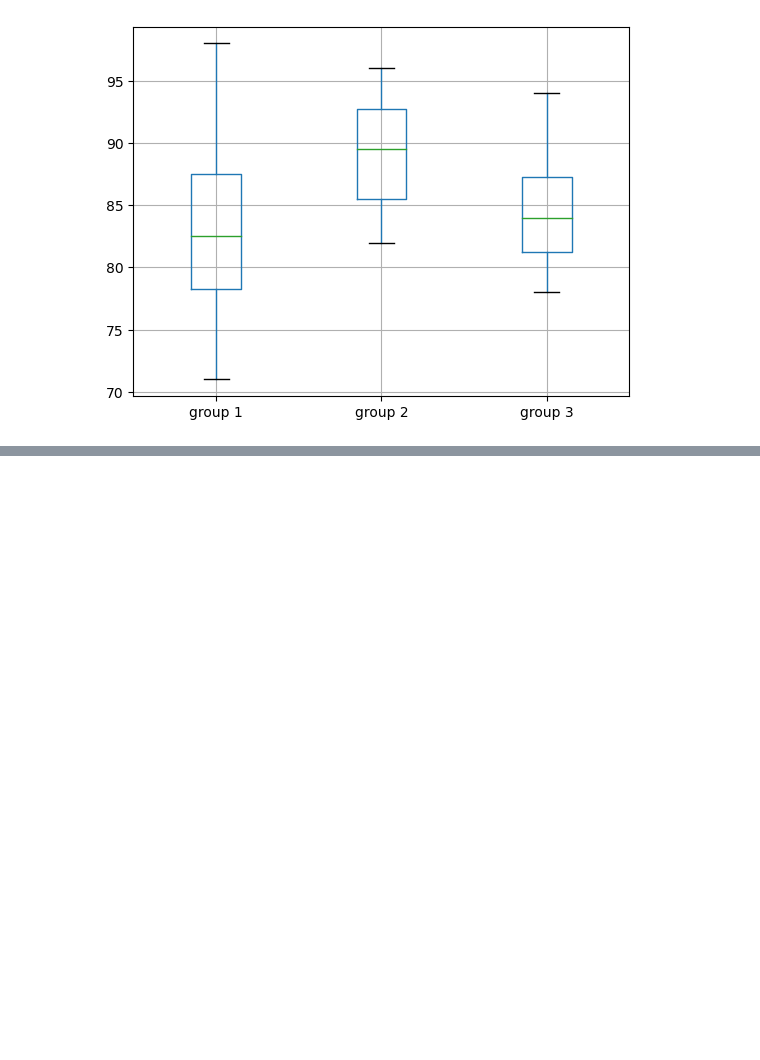
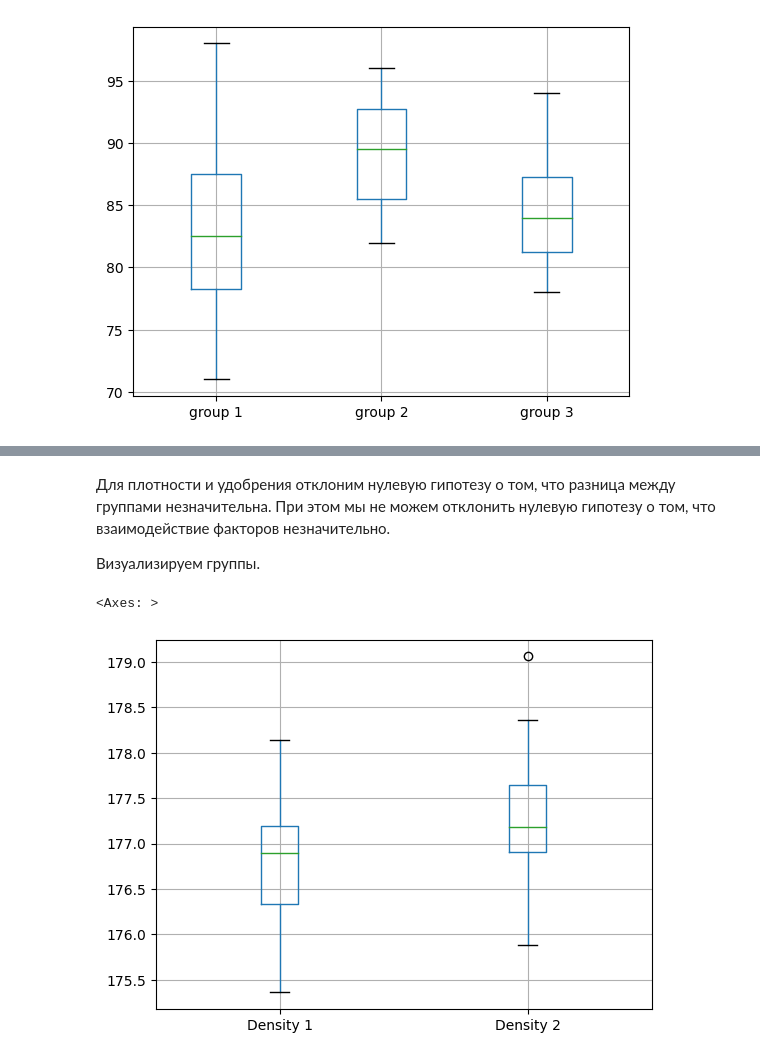
Before and after one commit to BurnBirdX7/statistics, a Jupyter notebook: src/Homework3.ipynb, the cells around one changed output, grey strips where cells are left out. Cells and saved outputs as stored; diff of their text form; code cells hidden in the pictures; blank space fills up the shorter version.

```diff
--- a/src/Homework3.ipynb
+++ b/src/Homework3.ipynb
@@ -65,0 +147,15 @@ data.boxplot()
+# %% [markdown]
+Для плотности и удобрения отклоним нулевую гипотезу о том, что разница между группами незначительна. При этом мы не можем отклонить нулевую гипотезу о том, что взаимодействие факторов незначительно.
+
+Визуализируем группы.
+# %%
+yld = data["yield_data"]
+gr_dens = pd.DataFrame()
+for f in data[dens].unique():
+    gr = yld[data[dens] == f].reset_index(drop=True)
+    gr_dens[f"Density {f}"] = gr
+
+gr_dens.boxplot()
+# %% [output]
+<Axes: >
+[figure, added]
```
Also changed, not shown: parts of 28 cells of this notebook, 2 other files.
